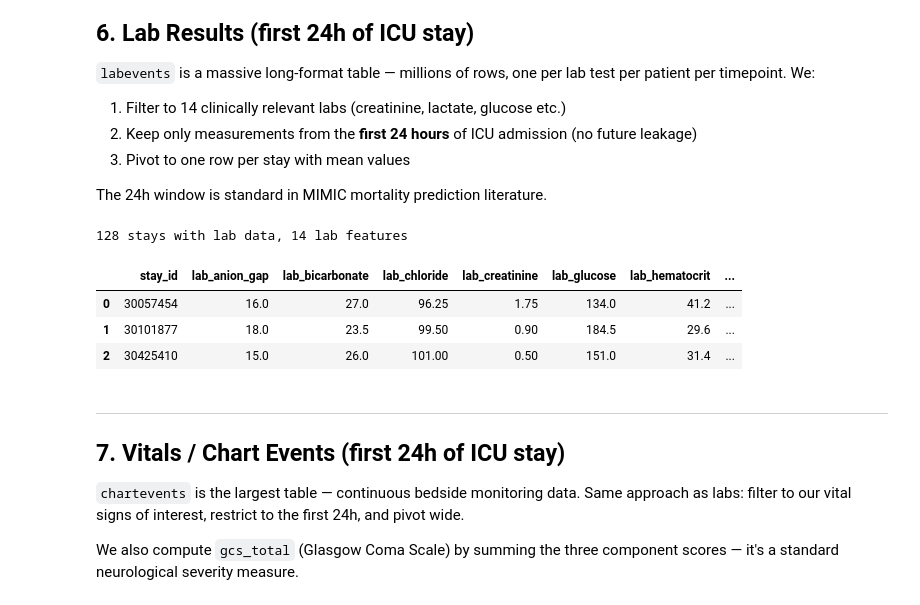
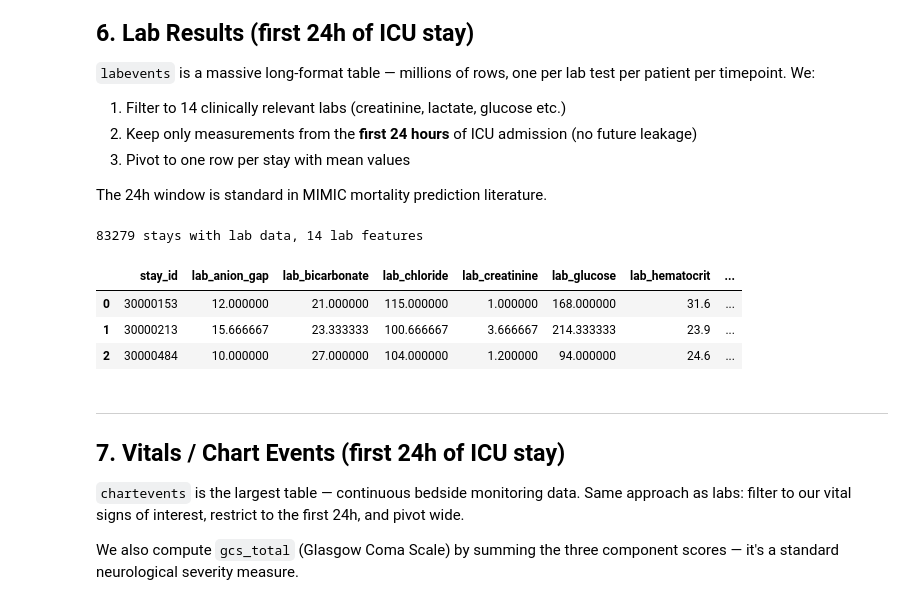
Before and after one commit to Pran-bho/Group-Research-Methods--Bias-and-Fairness, a Jupyter notebook: mimic_data_loading.ipynb, the cells around one changed output. Drawn from its saved outputs; the diff is of its cells as text; code cells hidden in the pictures.

```diff
--- a/mimic_data_loading.ipynb
+++ b/mimic_data_loading.ipynb
@@ -7,7 +7,7 @@ import os
 import pandas as pd
 import numpy as np
 
-PATH = "YOUR PATH HERE"
+PATH = r"C:\Users\prant\Downloads\mimic-iv-3.1\mimic-iv-3.1"
 BASE_DIR = PATH
 HOSP_DIR = os.path.join(BASE_DIR, "hosp")
 ICU_DIR  = os.path.join(BASE_DIR, "icu")
@@ -221,42 +216,50 @@ LAB_ITEMS = {
     51265: "platelets",
     51301: "wbc",
     50868: "anion_gap",
     50931: "glucose",
     50813: "lactate",
     50820: "ph",
 }
 
-labevents = pd.read_csv(
+valid_hadm_ids = set(icustays["hadm_id"].unique())
+chunks = []
+
+for chunk in pd.read_csv(
     csv_path(HOSP_DIR, "labevents.csv"),
     usecols=["hadm_id", "itemid", "charttime", "valuenum"],
     parse_dates=["charttime"],
+    chunksize=500_000,
     low_memory=False
-)
+):
+    chunk = chunk[
+        chunk["itemid"].isin(LAB_ITEMS) &
+        chunk["hadm_id"].isin(valid_hadm_ids) &
+        chunk["valuenum"].notna()
+    ].copy()
+    chunks.append(chunk)
 
-labevents = labevents[labevents["itemid"].isin(LAB_ITEMS)].copy()
+labevents = pd.concat(chunks, ignore_index=True)
 labevents["lab_name"] = labevents["itemid"].map(LAB_ITEMS)
-
-# Join ICU admission time and filter to first 24h
 labevents = labevents.merge(icustays[["hadm_id", "stay_id", "intime"]], on="hadm_id")
 labevents = labevents[
     (labevents["charttime"] >= labevents["intime"]) &
     (labevents["charttime"] <= labevents["intime"] + pd.Timedelta(hours=24))
 ]
 
 labs = (
     labevents.groupby(["stay_id", "lab_name"])["valuenum"]
     .mean().unstack("lab_name").reset_index()
 )
 labs.columns = ["stay_id"] + [f"lab_{c}" for c in labs.columns[1:]]
 
 print(f"{len(labs)} stays with lab data, {labs.shape[1]-1} lab features")
 labs.head(3)
 # %% [output]
-128 stays with lab data, 14 lab features
+83279 stays with lab data, 14 lab features
 |  | stay_id | lab_anion_gap | lab_bicarbonate | lab_chloride | lab_creatinine | lab_glucose | lab_hematocrit | ... |
-| 0 | 30057454 | 16.0 | 27.0 | 96.25 | 1.75 | 134.0 | 41.2 | ... |
-| 1 | 30101877 | 18.0 | 23.5 | 99.50 | 0.90 | 184.5 | 29.6 | ... |
-| 2 | 30425410 | 15.0 | 26.0 | 101.00 | 0.50 | 151.0 | 31.4 | ... |
+| 0 | 30000153 | 12.000000 | 21.000000 | 115.000000 | 1.000000 | 168.000000 | 31.6 | ... |
+| 1 | 30000213 | 15.666667 | 23.333333 | 100.666667 | 3.666667 | 214.333333 | 23.9 | ... |
+| 2 | 30000484 | 10.000000 | 27.000000 | 104.000000 | 1.200000 | 94.000000 | 24.6 | ... |
 # %% [markdown]
 ---
 ## 7. Vitals / Chart Events (first 24h of ICU stay)
```
Also changed, not shown: parts of 9 cells of this notebook, 19 other files.
